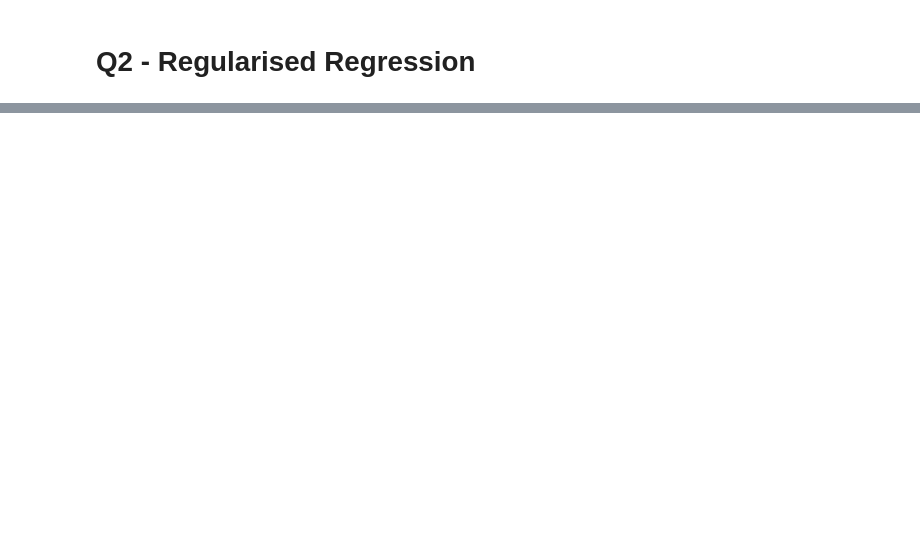
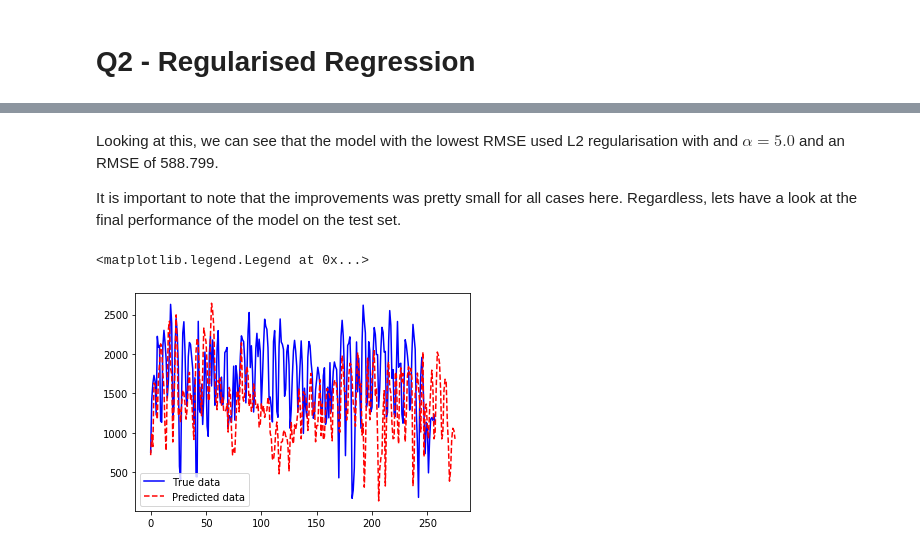
Before and after one commit to egstatsml/cab420, a Jupyter notebook: tute_1.ipynb, the cells around one changed output, grey strips where cells are left out. Saved outputs shown, nothing was run; the diff lists cells and outputs as text; code cells hidden in the pictures; blank space fills up the shorter version.

```diff
--- a/tute_1.ipynb
+++ b/tute_1.ipynb
@@ -299,0 +434,27 @@ unreg = model.fit_regularized()
+# %%
+# try different L1 and L2 params
+# making a variable that will store the best RMSE
+# making it super large so will definitely be overwritten
+best_rmse = 10e12
+best_alpha = []
+best_L1_L2 = []
+
+# lets try a bunch of different ranges of alpha for L1 and L2
+alpha_list = np.linspace(0.1, 5.0, 20)
+# list to say whether we used L1 or L2
+L1_L2_list = [0, 1]
+
+for L1_L2 in L1_L2_list:
+  for alpha in alpha_list:
+    model_cross_fit = model_2.fit_regularized(alpha=alpha, L1_wt=0)
+    pred = model_cross_fit.predict(X_val)
+    rmse = np.sqrt(mean_squared_error(Y_val, model_cross_fit.predict(X_val)))
+    print('L1_L2 = {},  alpha = {},  RMSE = {}'.format(L1_L2, alpha, rmse))
+    # if this is the model with the lowest RMSE, lets save it
+    if rmse < best_rmse:
+      best_rmse = rmse
+      best_alpha = alpha
+      best_L1_L2 = L1_L2
+
+print('\nBest Model: L1_L2 = {}, alpha = {}, RMSE = {}'.format(
+  best_L1_L2, best_alpha, best_rmse))
@@ -299,0 +479,19 @@ unreg = model.fit_regularized()
+# %% [markdown]
+Looking at this, we can see that the model with the lowest RMSE used L2 regularisation with and $\alpha = 5.0$ and an RMSE of 588.799.
+
+It is important to note that the improvements was pretty small for all cases here. Regardless, lets have a look at the final performance of the model on the test set.
+# %%
+# also creating validation data
+Y_test = np.array(test[Y_variable], dtype=np.float64)
+X_test = np.array(test[X_variables], dtype=np.float64)
+X_test = sm.add_constant(X_val)
+model_best = model_2.fit_regularized(alpha=5.0, L1_wt=1)
+test_eval = model_best.predict(X_test)
+
+plt.figure()
+plt.plot(Y_test, 'b', label='True data')
+plt.plot(test_eval, 'r--', label='Predicted data')
+plt.legend()
+# %% [output]
+<matplotlib.legend.Legend at 0x...>
+[figure, added]
```
Also changed, not shown: parts of 24 cells of this notebook.
